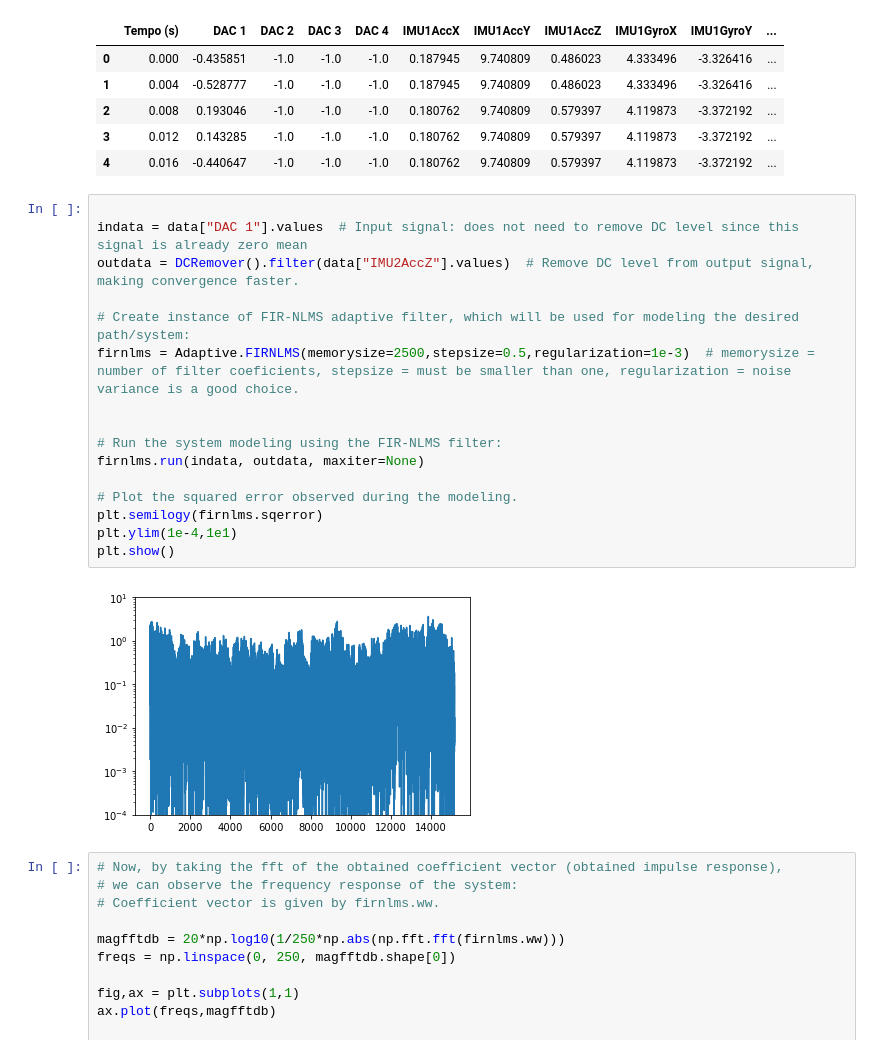
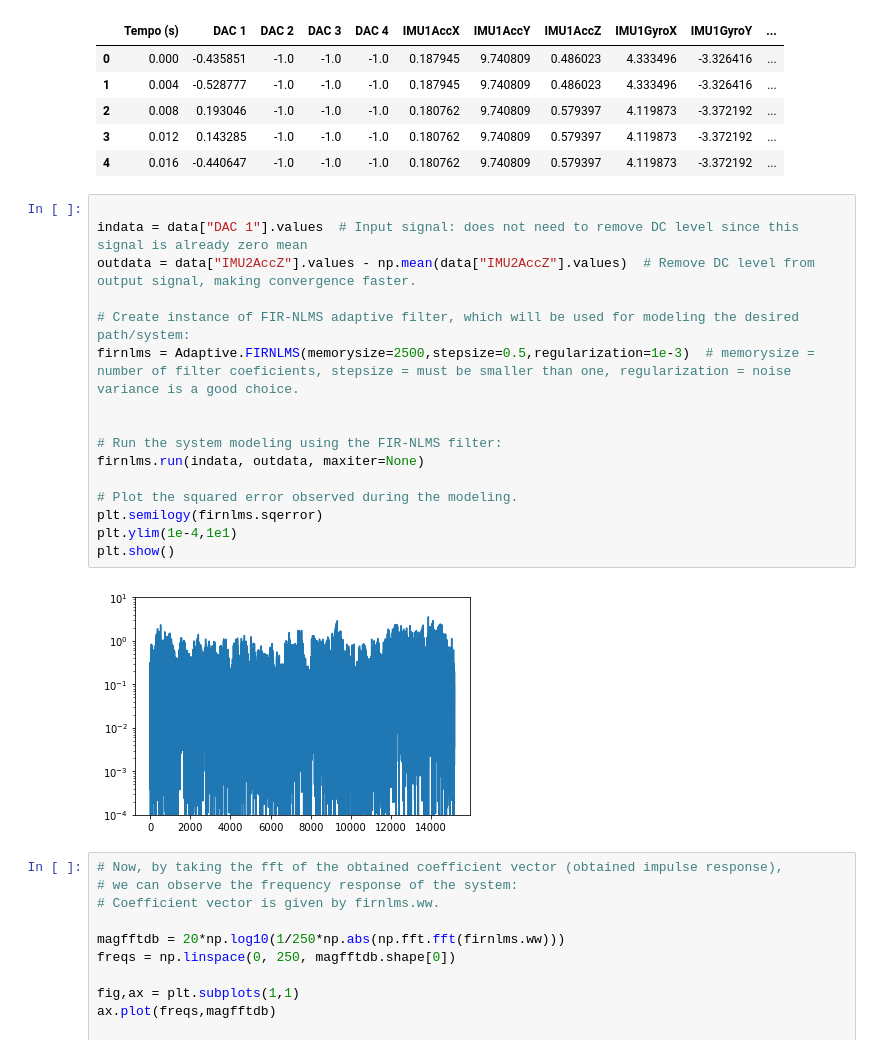
Before and after one commit to eduardobatista/ActVibModules, a Jupyter notebook: Examples.ipynb, the cells around one changed output. Cells and saved outputs as stored; diff of their text form.

```diff
--- a/Examples.ipynb
+++ b/Examples.ipynb
@@ -56,21 +56,21 @@ display(data.head(5))
 # %%
 
 indata = data["DAC 1"].values  # Input signal: does not need to remove DC level since this signal is already zero mean
-outdata = DCRemover().filter(data["IMU2AccZ"].values)  # Remove DC level from output signal, making convergence faster.
+outdata = data["IMU2AccZ"].values - np.mean(data["IMU2AccZ"].values)  # Remove DC level from output signal, making convergence faster.
 
 # Create instance of FIR-NLMS adaptive filter, which will be used for modeling the desired path/system:
 firnlms = Adaptive.FIRNLMS(memorysize=2500,stepsize=0.5,regularization=1e-3)  # memorysize = number of filter coeficients, stepsize = must be smaller than one, regularization = noise variance is a good choice.
 
 
 # Run the system modeling using the FIR-NLMS filter:
 firnlms.run(indata, outdata, maxiter=None)
 
 # Plot the squared error observed during the modeling.
 plt.semilogy(firnlms.sqerror)
 plt.ylim(1e-4,1e1)
 plt.show()
 # %% [output]
-[figure, old version]
+[figure, new version]
 # %%
 # Now, by taking the fft of the obtained coefficient vector (obtained impulse response),
 # we can observe the frequency response of the system:
```
Also changed, not shown: 1 other file.
